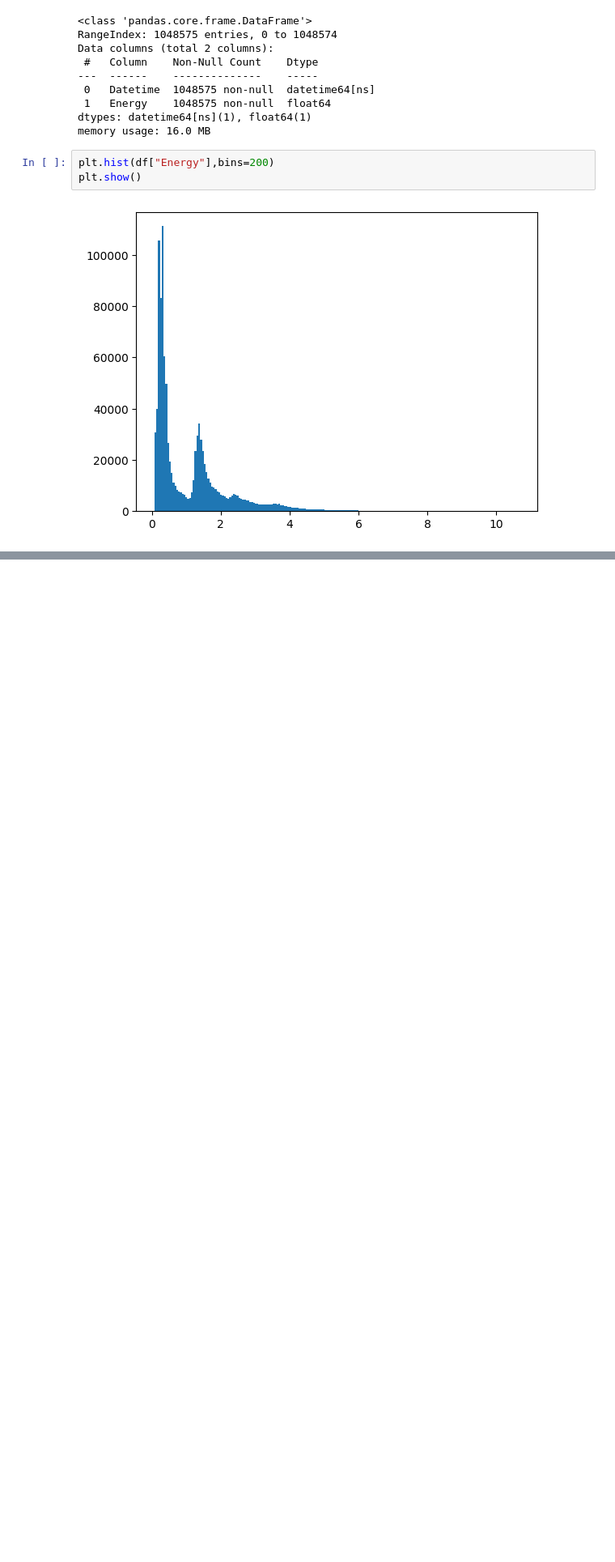
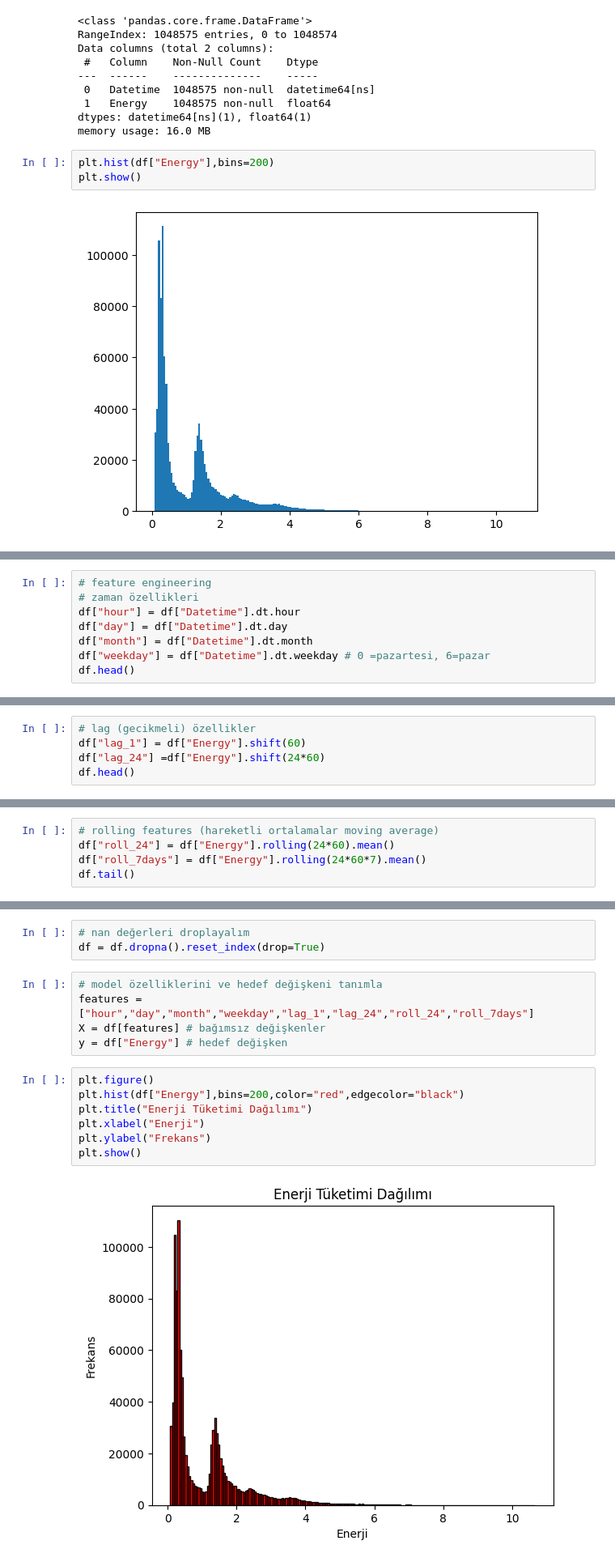
Before and after one commit to ArsenLupen53/GYZU-BTK-codespace, a Jupyter notebook: finansta_yz/finansta_yz.ipynb, the cells around one changed output, grey strips where cells are left out. Shown at 81% size. Saved outputs shown, nothing was run; the diff lists cells and outputs as text; blank space fills up the shorter version.

```diff
--- a/finansta_yz/finansta_yz.ipynb
+++ b/finansta_yz/finansta_yz.ipynb
@@ -149,0 +163,8 @@ plt.show()
+# %%
+# feature engineering
+# zaman özellikleri
+df["hour"] = df["Datetime"].dt.hour
+df["day"] = df["Datetime"].dt.day
+df["month"] = df["Datetime"].dt.month
+df["weekday"] = df["Datetime"].dt.weekday # 0 =pazartesi, 6=pazar
+df.head()
@@ -149,0 +178,5 @@ plt.show()
+# %%
+# lag (gecikmeli) özellikler
+df["lag_1"] = df["Energy"].shift(60)
+df["lag_24"] =df["Energy"].shift(24*60)
+df.head()
@@ -149,0 +190,5 @@ plt.show()
+# %%
+# rolling features (hareketli ortalamalar moving average)
+df["roll_24"] = df["Energy"].rolling(24*60).mean()
+df["roll_7days"] = df["Energy"].rolling(24*60*7).mean()
+df.tail()
@@ -149,0 +202,17 @@ plt.show()
+# %%
+# nan değerleri droplayalım
+df = df.dropna().reset_index(drop=True)
+# %%
+# model özelliklerini ve hedef değişkeni tanımla
+features = ["hour","day","month","weekday","lag_1","lag_24","roll_24","roll_7days"]
+X = df[features] # bağımsız değişkenler
+y = df["Energy"] # hedef değişken
+# %%
+plt.figure()
+plt.hist(df["Energy"],bins=200,color="red",edgecolor="black")
+plt.title("Enerji Tüketimi Dağılımı")
+plt.xlabel("Enerji")
+plt.ylabel("Frekans")
+plt.show()
+# %% [output]
+[figure, added]
```
Also changed, not shown: parts of 12 cells of this notebook.
